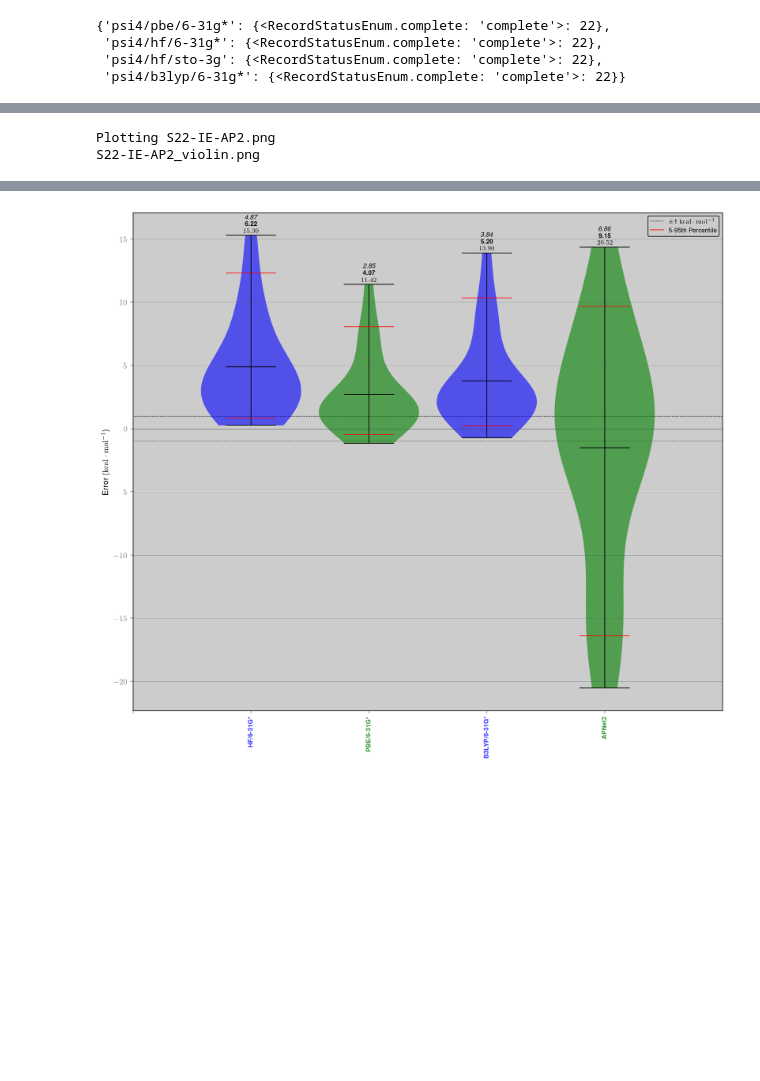
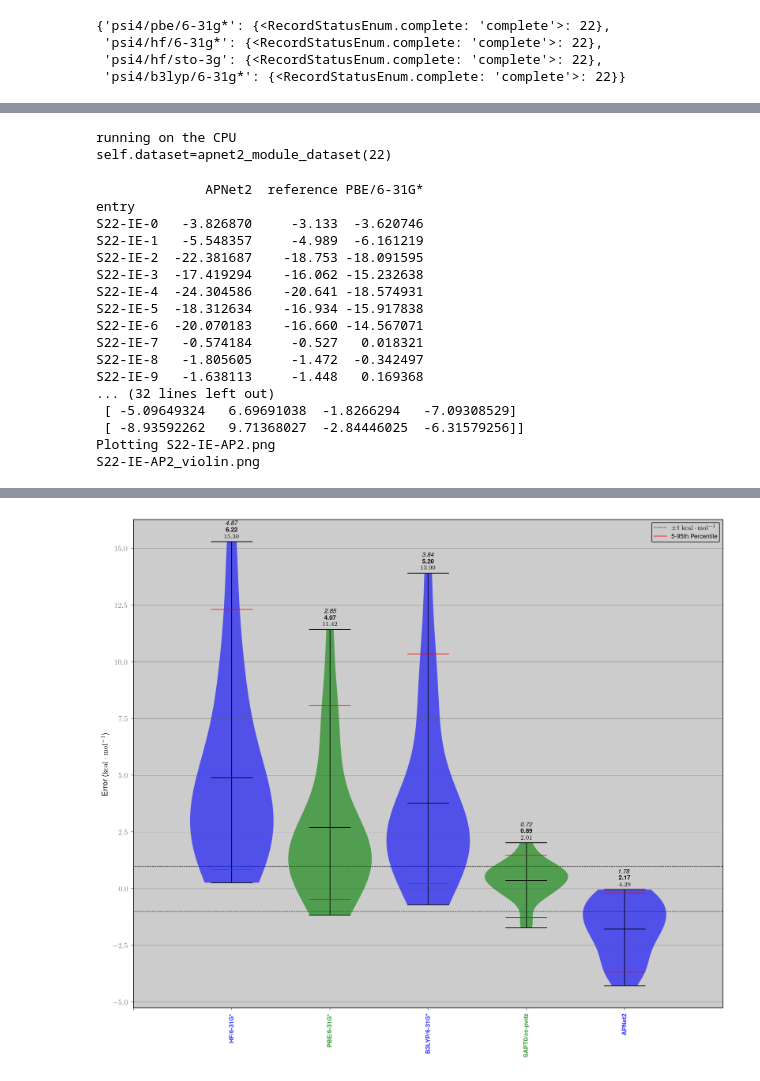
Before and after one commit to cyber-shuttle/psi4_interaction_energy_cybershuttle, a Jupyter notebook: demo.ipynb, the cells around one changed output, grey strips where cells are left out. Cells and saved outputs as stored; diff of their text form; code cells hidden in the pictures; blank space fills up the shorter version.

```diff
--- a/demo.ipynb
+++ b/demo.ipynb
@@ -192,3 +193,18 @@ spec = QCSpecification(
 ds.add_specification(name=f"psi4/{method}/{basis}", specification=spec)
 # %% [output]
 InsertMetadata(error_description=None, errors=[], inserted_idx=[], existing_idx=[0])
+# %%
+# Set the method and basis for lower requirements?
+method, basis = "SAPT0", "cc-pvdz"
+
+# Set the QCSpecification (QM interaction energy in our case)
+spec = QCSpecification(
+    program="psi4",
+    driver="energy",
+    method=method,
+    basis=basis,
+    keywords={
+        "scf_type": "df",
+    },
+)
+ds.add_specification(name=f"psi4/{method}/{basis}", specification=spec)
@@ -512,16 +558,22 @@ S22-IE-9       Molecule(name='C7H10', formula='C7H10', hash='...  ...
 from cdsg_plot import error_statistics
 
 pp(df_mb.columns.tolist())
+print(len(df_sapt0))
+print(len(df_sapt0['SAPT Energies']))
+print(len(df_sapt0['SAPT Energies'].apply(lambda x: x[0] * h2kcalmol)))
 
+df_sapt0['sapt0 total energes'] = df_sapt0['SAPT Energies'].apply(lambda x: x[0] * h2kcalmol)
+print(df_sapt0['sapt0 total energes'])
 df_plot = pd.DataFrame(
     {
         "qcel_molecule": df_mb["psi4/hf/sto-3g"]["qcel_molecule"],
         "HF/6-31G*": df_mb["psi4/hf/6-31g*"]["CP_IE"],
         "PBE/6-31G*": df_mb["psi4/pbe/6-31g*"]["CP_IE"],
         "B3LYP/6-31G*": df_mb["psi4/b3lyp/6-31g*"]["CP_IE"],
-        'reference': ref_IEs,
+        'SAPT0/cc-pvdz': df_sapt0['sapt0 total energes'].values,
     }
 )
+print(df_plot)
 id = [int(i[7:]) for i in df_plot.index]
 df_plot['id'] = id
 df_plot.sort_values(by='id', inplace=True, ascending=True)
@@ -529,6 +581,7 @@ df_plot['reference'] = ref_IEs
 df_plot['HF/6-31G* error'] = (df_plot['HF/6-31G*'] - df_plot['reference']).astype(float)
 df_plot['PBE/6-31G* error'] = (df_plot['PBE/6-31G*'] - df_plot['reference']).astype(float)
 df_plot['B3LYP/6-31G* error'] = (df_plot['B3LYP/6-31G*'] - df_plot['reference']).astype(float)
+df_plot['SAPT0/cc-pvdz error'] = (df_plot['SAPT0/cc-pvdz'] - df_plot['reference']).astype(float)
 pd.set_option('display.max_rows', None)
 print(df_plot)
 print(df_plot[['HF/6-31G* error', 'PBE/6-31G* error', 'B3LYP/6-31G* error']].describe())
@@ -606,23 +623,52 @@ Processing mols...
+# %%
+import apnet_pt
+from apnet_pt.AtomPairwiseModels.apnet2 import APNet2Model
+
+ap2 = APNet2Model(dataset=ds2).set_pretrained_model(model_id=0)
+apnet2_ies_predicted = ap2.predict_qcel_mols(
+    mols=df_plot['qcel_molecule'].tolist(),
+)
+# %% [output]
+running on the CPU
+self.dataset=apnet2_module_dataset(22)
 # %%
 # AP-Net2 IE
-df_plot['APNet2'] = apnet2_ies_predicted[:, 0]
+df_plot['APNet2'] = np.sum(apnet2_ies_predicted, axis=1)
 df_plot['APNet2 error'] = (df_plot['APNet2'] - df_plot['reference']).astype(float)
+print(df_plot[['APNet2', 'reference', 'PBE/6-31G*']])
+print(apnet2_ies_predicted)
 error_statistics.violin_plot(
     df_plot,
     df_labels_and_columns={
         "HF/6-31G*": "HF/6-31G* error",
         "PBE/6-31G*": "PBE/6-31G* error",
         "B3LYP/6-31G*": "B3LYP/6-31G* error",
+        "SAPT0/cc-pvdz": "SAPT0/cc-pvdz error",
         "APNet2": "APNet2 error",
     },
     output_filename="S22-IE-AP2.png",
     figure_size=(4, 4),
 )
 # %% [output]
+              APNet2  reference PBE/6-31G*
+entry
+S22-IE-0   -3.826870     -3.133  -3.620746
+S22-IE-1   -5.548357     -4.989  -6.161219
+S22-IE-2  -22.381687    -18.753 -18.091595
+S22-IE-3  -17.419294    -16.062 -15.232638
+S22-IE-4  -24.304586    -20.641 -18.574931
+S22-IE-5  -18.312634    -16.934 -15.917838
+S22-IE-6  -20.070183    -16.660 -14.567071
+S22-IE-7   -0.574184     -0.527   0.018321
+S22-IE-8   -1.805605     -1.472  -0.342497
+S22-IE-9   -1.638113     -1.448   0.169368
+... (32 lines left out)
+ [ -5.09649324   6.69691038  -1.8266294   -7.09308529]
+ [ -8.93592262   9.71368027  -2.84446025  -6.31579256]]
 Plotting S22-IE-AP2.png
 S22-IE-AP2_violin.png
 [figure]
-[figure, old version]
+[figure, new version]
 # %%
 # Training models on new QM data for Transfer Learning Task
 
```
Also changed, not shown: parts of 14 cells of this notebook, 7 other files.
